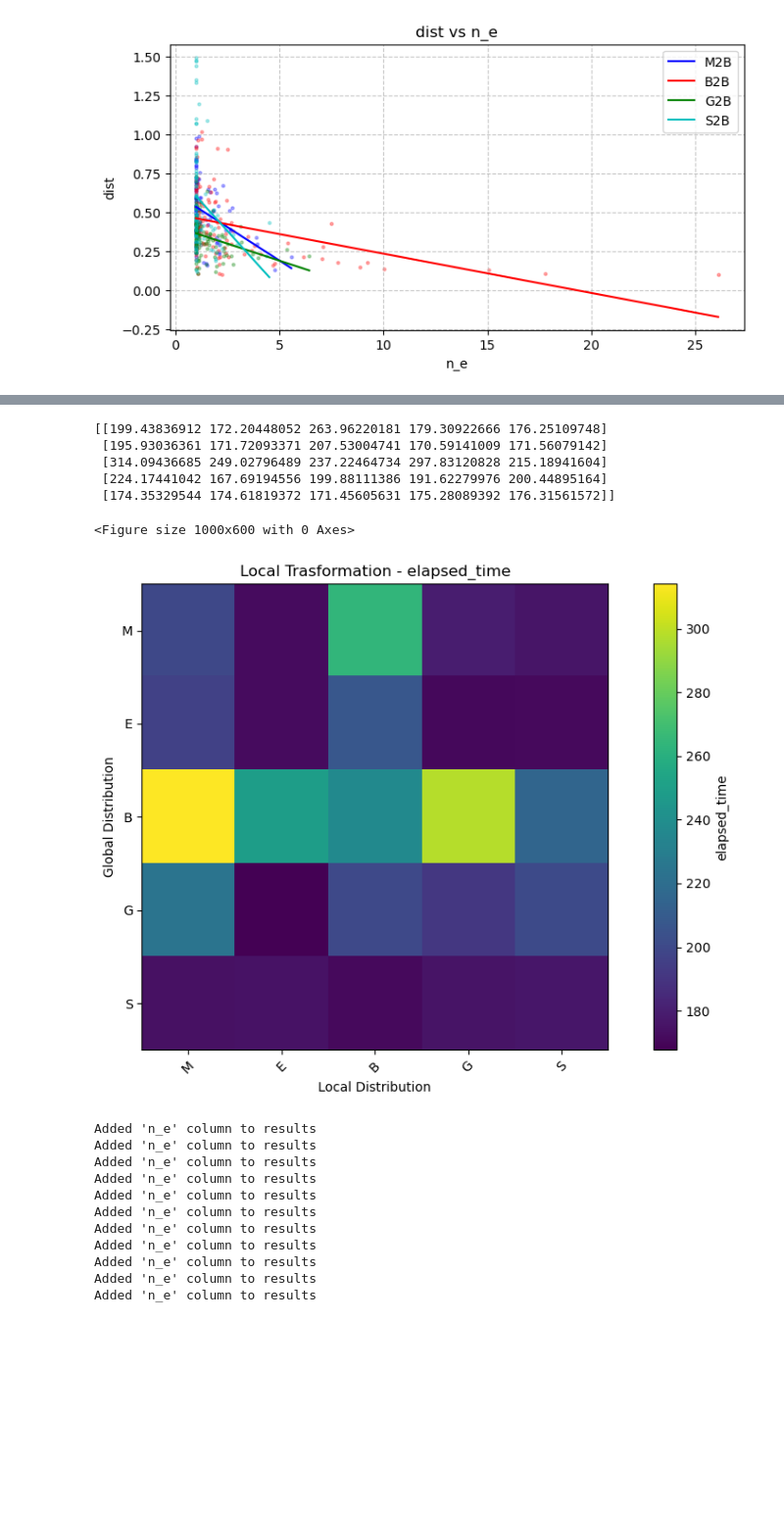
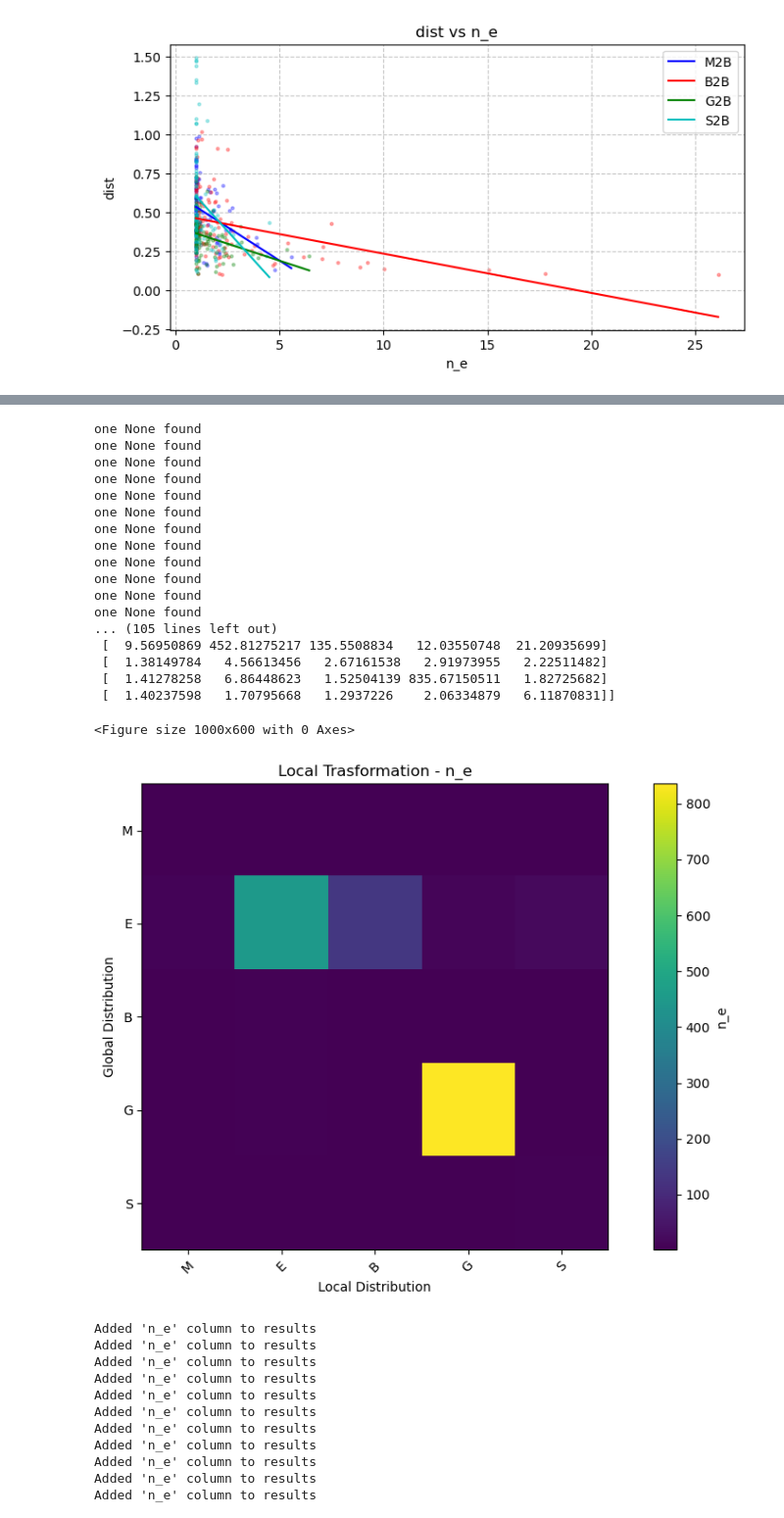
Before and after one commit to Gianmarco-Sarnelli/STL_explainability, a Jupyter notebook: Results_new.ipynb, the cells around one changed output, grey strips where cells are left out. Shown at 98% size. Saved outputs shown, nothing was run; the diff lists cells and outputs as text; code cells hidden in the pictures; blank space fills up the shorter version.

```diff
--- a/Results_new.ipynb
+++ b/Results_new.ipynb
@@ -337,18 +337,30 @@ Standard Error = 0.0012
 # %%
 prefix = ""#"nountill_"
 tests_acronym = ["M", "E", "B", "G", "S"]
-value = "elapsed_time"
+value = "n_e"
 
 
 plot_tests_vs(tests_acromym=tests_acronym, value=value, prefix=prefix, focus_dict = None, table_name="results")
 # %% [output]
-[[199.43836912 172.20448052 263.96220181 179.30922666 176.25109748]
- [195.93036361 171.72093371 207.53004741 170.59141009 171.56079142]
- [314.09436685 249.02796489 237.22464734 297.83120828 215.18941604]
- [224.17441042 167.69194556 199.88111386 191.62279976 200.44895164]
- [174.35329544 174.61819372 171.45605631 175.28089392 176.31561572]]
+one None found
+one None found
+one None found
+one None found
+one None found
+one None found
+one None found
+one None found
+one None found
+one None found
+one None found
+one None found
+... (105 lines left out)
+ [  9.56950869 452.81275217 135.5508834   12.03550748  21.20935699]
+ [  1.38149784   4.56613456   2.67161538   2.91973955   2.22511482]
+ [  1.41278258   6.86448623   1.52504139 835.67150511   1.82725682]
+ [  1.40237598   1.70795668   1.2937226    2.06334879   6.11870831]]
 <Figure size 1000x600 with 0 Axes>
-[figure, old version]
+[figure, new version]
 # %%
 # Adding the wights variance
 #n_e = self.sum_weights**2/self.sum_squared_weights
```
Also changed, not shown: parts of 1 cell of this notebook, 5 other files.
